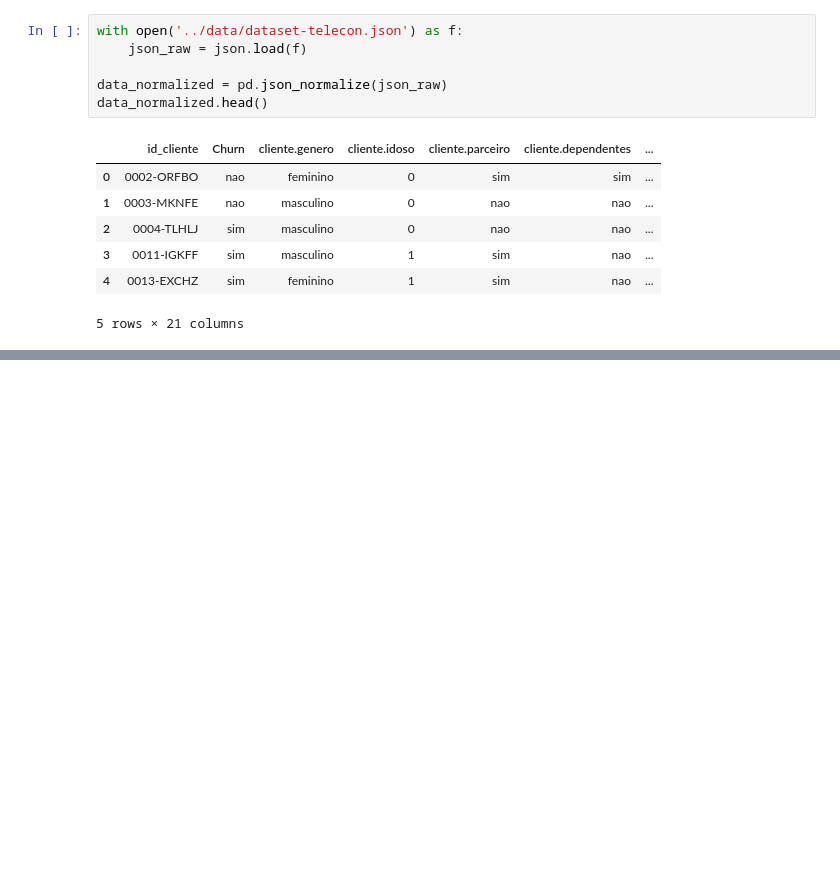
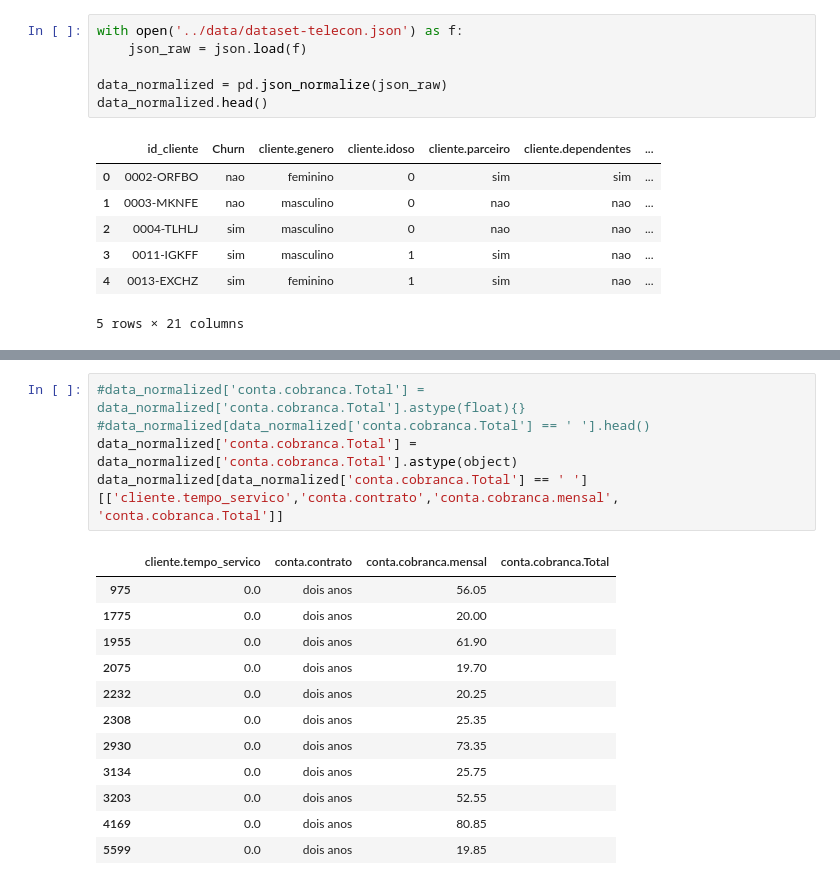
Before and after one commit to gbcancian/telecom-churn-data-cleaning, a Jupyter notebook: notebooks/main.ipynb, the cells around one changed output, grey strips where cells are left out. Cells and saved outputs as stored; diff of their text form; blank space fills up the shorter version.

```diff
--- a/notebooks/main.ipynb
+++ b/notebooks/main.ipynb
@@ -72,0 +67,18 @@ TypeError: cannot use 'dict' as a set element (unhashable type: 'dict')
+# %%
+#data_normalized['conta.cobranca.Total'] = data_normalized['conta.cobranca.Total'].astype(float){}
+#data_normalized[data_normalized['conta.cobranca.Total'] == ' '].head()
+data_normalized['conta.cobranca.Total'] = data_normalized['conta.cobranca.Total'].astype(object)
+data_normalized[data_normalized['conta.cobranca.Total'] == ' '][['cliente.tempo_servico','conta.contrato','conta.cobranca.mensal', 'conta.cobranca.Total']]
+# %% [output]
+|  | cliente.tempo_servico | conta.contrato | conta.cobranca.mensal | conta.cobranca.Total |
+| 975 | 0.0 | dois anos | 56.05 |  |
+| 1775 | 0.0 | dois anos | 20.00 |  |
+| 1955 | 0.0 | dois anos | 61.90 |  |
+| 2075 | 0.0 | dois anos | 19.70 |  |
+| 2232 | 0.0 | dois anos | 20.25 |  |
+| 2308 | 0.0 | dois anos | 25.35 |  |
+| 2930 | 0.0 | dois anos | 73.35 |  |
+| 3134 | 0.0 | dois anos | 25.75 |  |
+| 3203 | 0.0 | dois anos | 52.55 |  |
+| 4169 | 0.0 | dois anos | 80.85 |  |
+| 5599 | 0.0 | dois anos | 19.85 |  |
```
Also changed, not shown: parts of 9 cells of this notebook, 1 other file.
